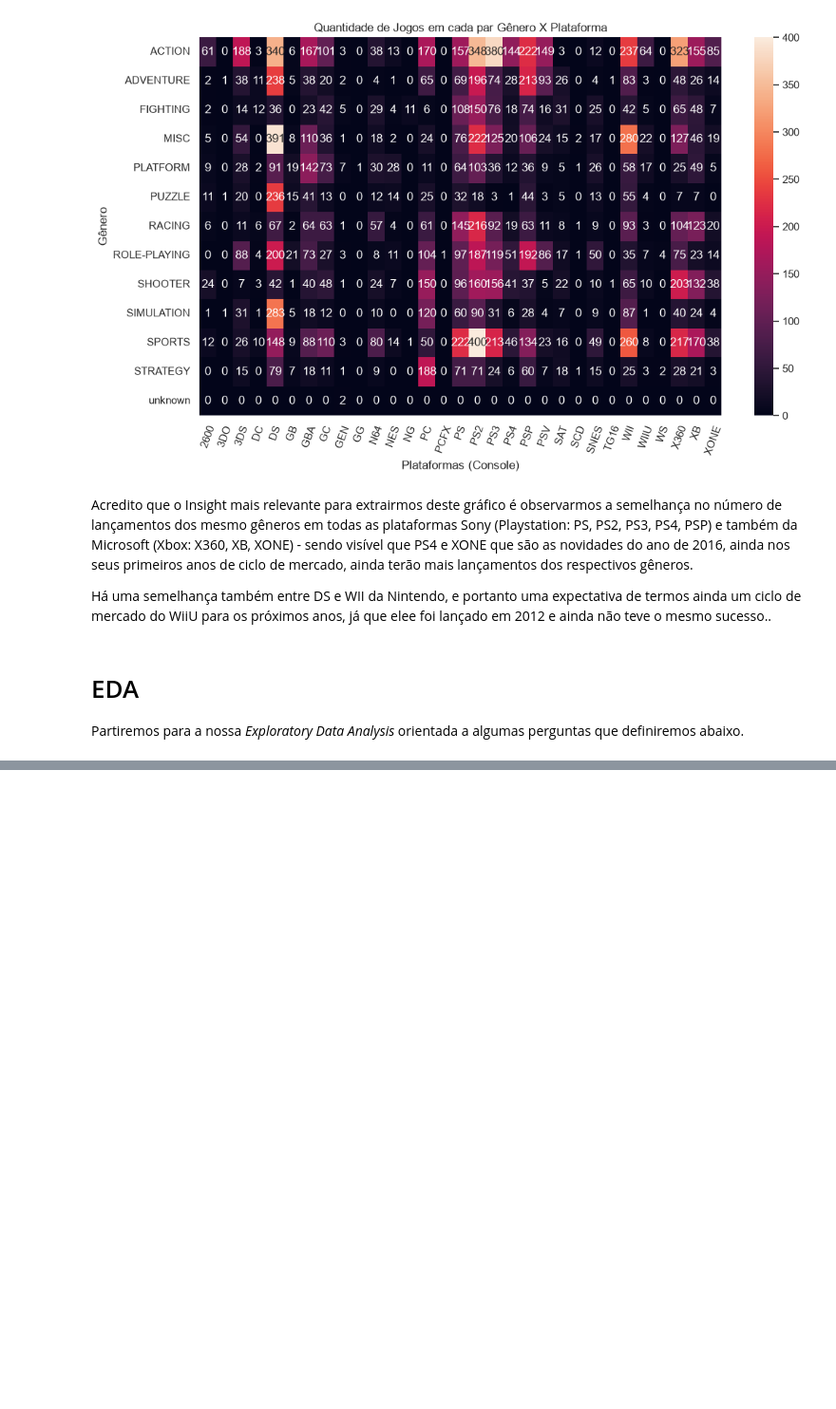
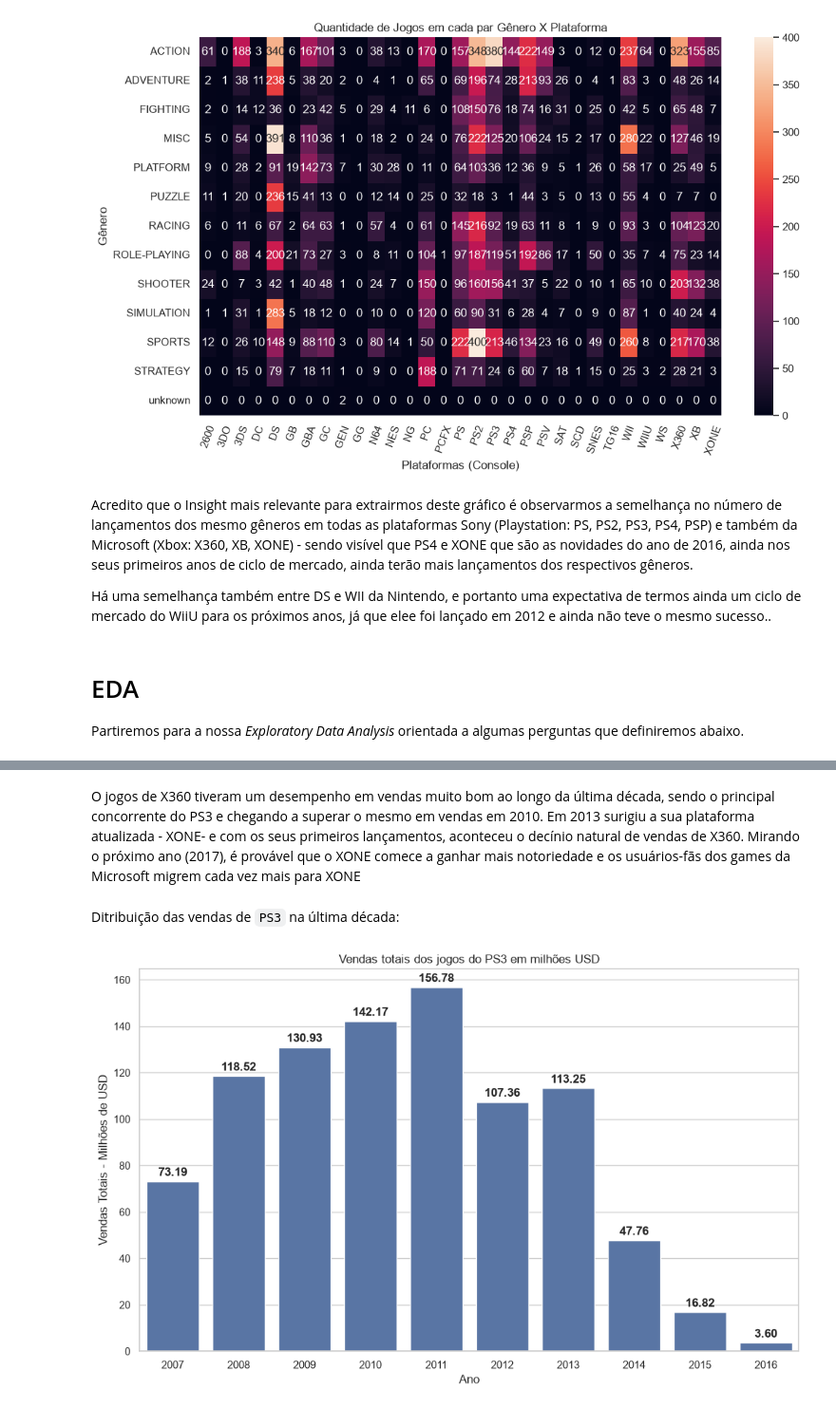
Before and after one commit to JLMB2015/games-analysis, a Jupyter notebook: project.ipynb, the cells around one changed output, grey strips where cells are left out. Shown at 95% size. Cells and saved outputs as stored; diff of their text form; code cells hidden in the pictures; blank space fills up the shorter version.

```diff
--- a/project.ipynb
+++ b/project.ipynb
@@ -1926,0 +2647,27 @@ Doravante, nossas análises seguirão o DataFrame abaixo:
+# %% [markdown]
+O jogos de X360 tiveram um desempenho em vendas muito bom ao longo da última década, sendo o principal concorrente do PS3 e chegando a superar o mesmo em vendas em 2010. Em 2013 surigiu a sua plataforma atualizada - XONE- e com os seus primeiros lançamentos, aconteceu o decínio natural de vendas de X360. Mirando o próximo ano (2017), é provável que o XONE comece a ganhar mais notoriedade e os usuários-fãs dos games da Microsoft migrem cada vez mais para XONE
+# %% [markdown]
+Ditribuição das vendas de `PS3` na última década:
+# %%
+ps3_mask = main_df['platform'] == 'PS3'
+ps3_df = main_df[ps3_mask]
+ps3_df = ps3_df.groupby('year_of_release')['total_sales'].sum().reset_index()
+
+graph = sns.barplot(data=ps3_df, x='year_of_release',y='total_sales')
+
+# Adiciona rótulos acima de cada barra
+for p in graph.patches:
+    graph.annotate(
+        f'{p.get_height():,.2f}',                       # valor da barra formatado
+        (p.get_x() + p.get_width()/2, p.get_height()),  # posição: centro e topo da barra
+        ha='center', va='bottom', fontweight='bold',    # alinhamento central e negrito
+        xytext=(0, 3), textcoords='offset points'       # deslocamento de 3 pontos acima da barra
+    )
+
+plt.title('Vendas totais dos jogos do PS3 em milhões USD')
+plt.xlabel(xlabel="Ano")
+plt.ylabel(ylabel="Vendas Totais - Milhões de USD")
+
+plt.show(graph)
+# %% [output]
+[figure, added]
```
Also changed, not shown: parts of 103 cells of this notebook.
